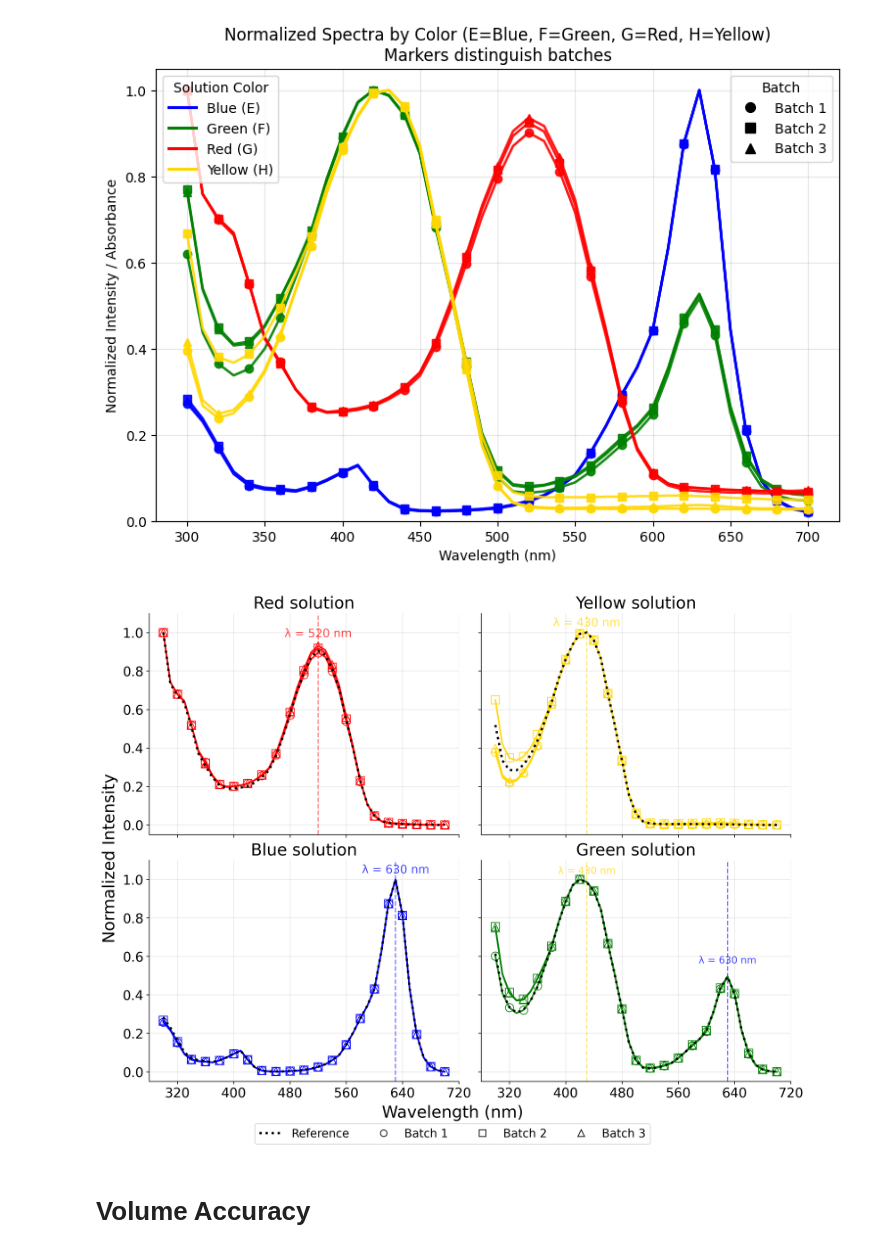
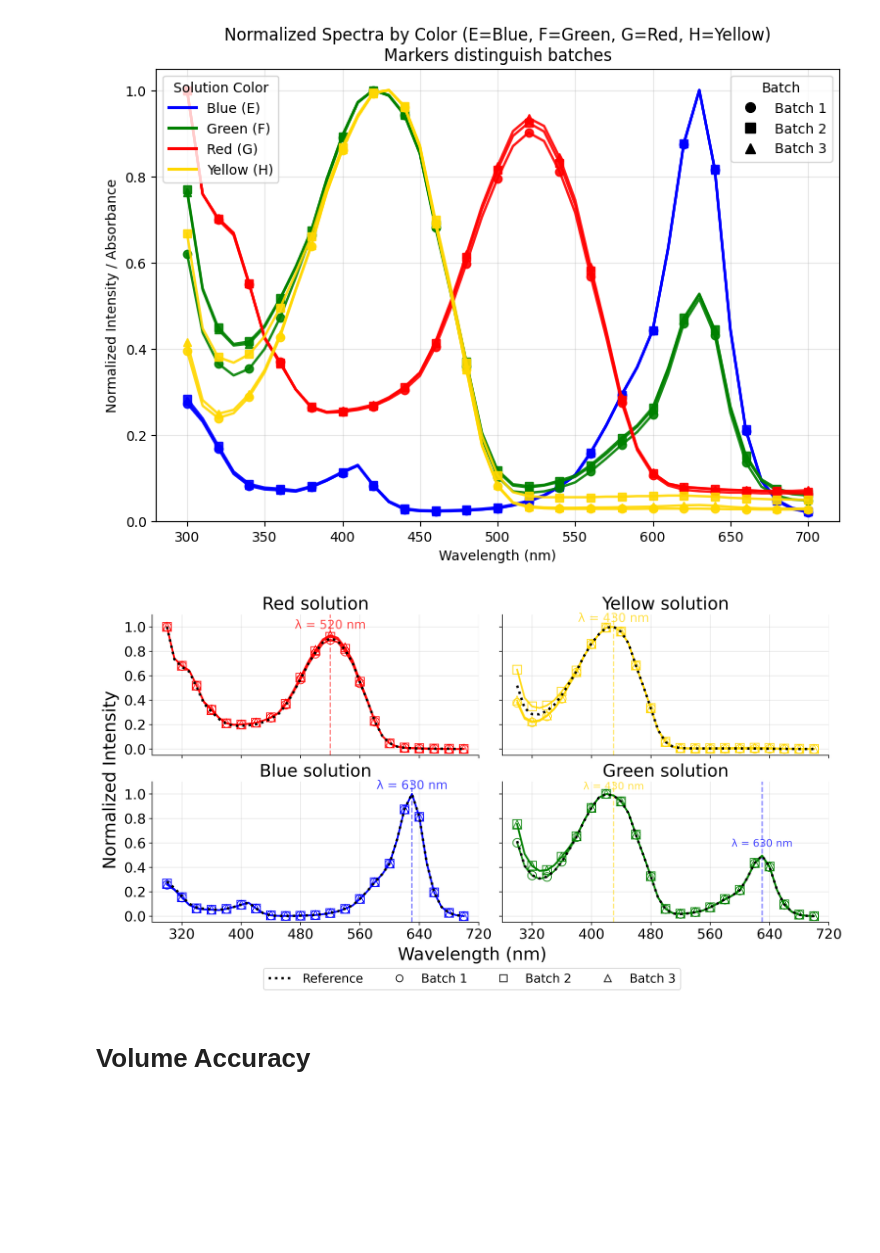
Before and after one commit to Toniaac/fraction-collector, a Jupyter notebook: results.ipynb, the cells around one changed output. Cells and saved outputs as stored; diff of their text form; code cells hidden in the pictures; blank space fills up the shorter version.

```diff
--- a/results.ipynb
+++ b/results.ipynb
@@ -99,7 +99,7 @@ def find_peak_xy(wl, y, lo=350, hi=700):
     i = np.nanargmax(y[m])
     return float(wl[m][i]), float(y[m][i])
 
-fig, axes = plt.subplots(2,2, figsize=(12,9), sharex=True, sharey=True, constrained_layout=True, dpi = 300)
+fig, axes = plt.subplots(2,2, figsize=(12,6), sharex=True, sharey=True, constrained_layout=True, dpi = 300, facecolor='white')
 axes = axes.flatten()
 mark_every = max(len(w)//20, 1)
 
@@ -156,35 +156,35 @@ for i, base in enumerate(["G","H","E","F"]):
 
     ax.set_title(f"{panel_titles[base]} solution", fontsize=20, pad=6)
     ax.grid(alpha=0.3)
     ax.set_ylim(-0.05, 1.1)
     ax.spines["top"].set_visible(False)
     ax.spines["right"].set_visible(False)
     ax.xaxis.set_major_locator(MaxNLocator(nbins=6, integer=True))
     ax.yaxis.set_major_locator(MaxNLocator(nbins=6))
     ax.tick_params(labelsize=16)
 
 fig.supxlabel("Wavelength (nm)", fontsize=20)
 fig.supylabel("Normalized Intensity", fontsize=20)
 
 handles = [Line2D([0],[0], color="black", linestyle=":", lw=2.8, label="Reference")] + [
     Line2D([0],[0],
            color="black",
            marker=batch_markers[b],
            linestyle="None",
            lw=2,
            label=batch_labels[b],
            markerfacecolor='none',
            markeredgecolor="black",
            markersize=8)
     for b in batch_cols
 ]
 
 fig.legend(handles=handles, loc="lower center", ncol=4,
-           fontsize=14, bbox_to_anchor=(0.5, -0.05))
+           fontsize=14, bbox_to_anchor=(0.5, -0.08))
 
 plt.show()
 # %% [output]
-[figure, old version]
+[figure, new version]
 # %% [markdown]
 # Volume Accuracy
 # %%
```
Also changed, not shown: 1 other file.
